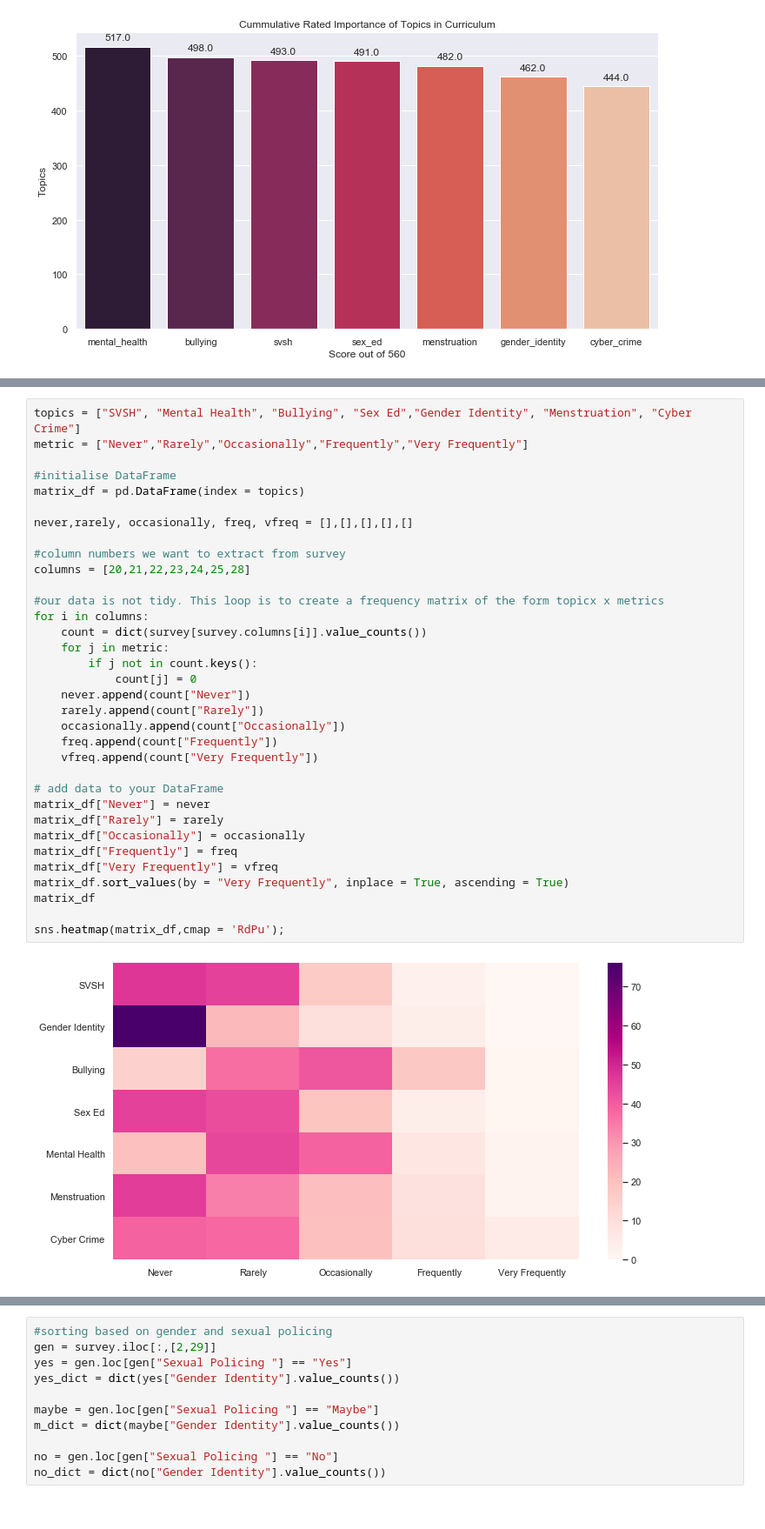
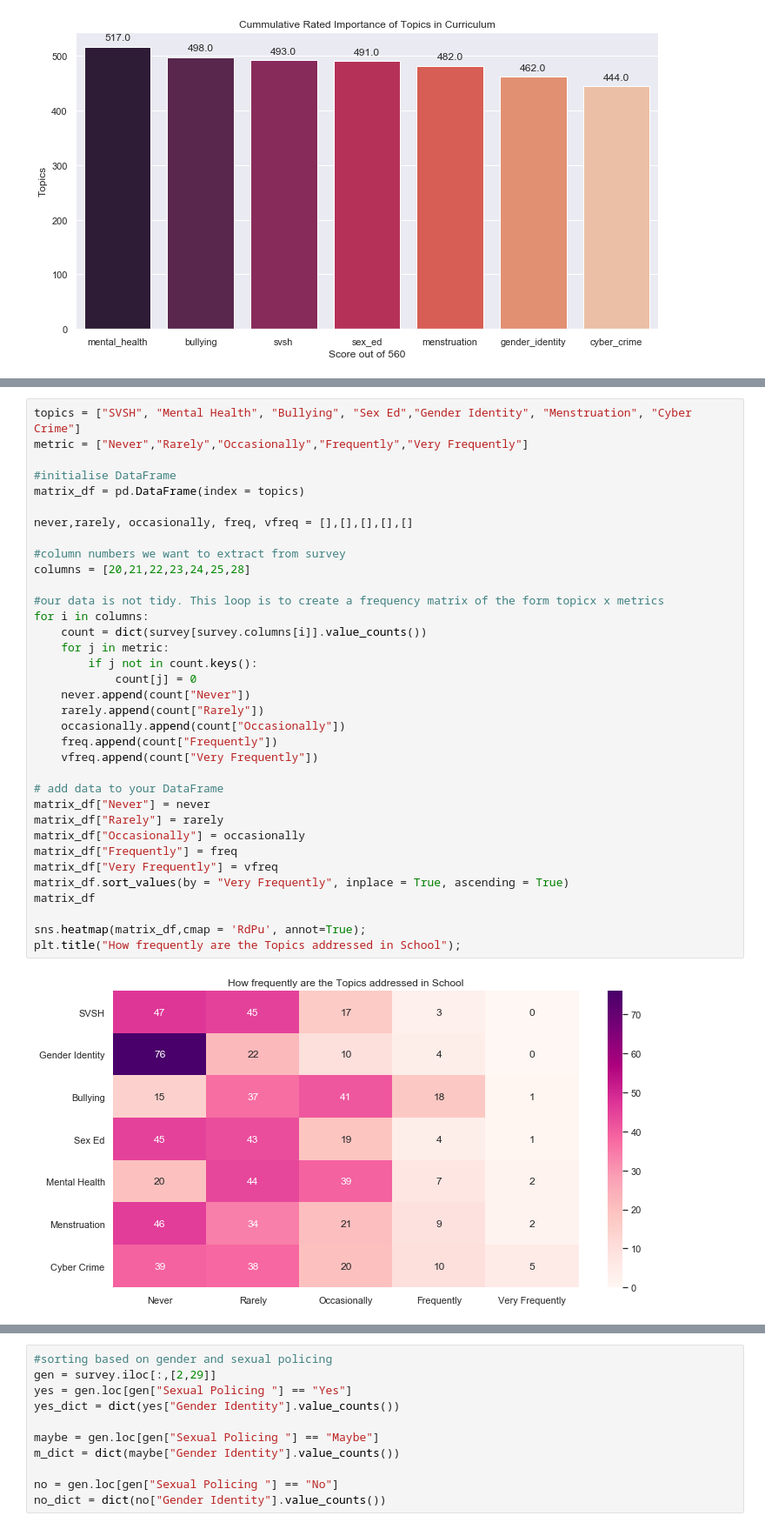
Before and after one commit to anusha0712/Sex-Ed-Survey, a Jupyter notebook: Education Survey.ipynb, the cells around one changed output, grey strips where cells are left out. Shown: that part at 87% size. Cells and saved outputs as stored; diff of their text form.

```diff
--- a/Education Survey.ipynb
+++ b/Education Survey.ipynb
@@ -175,32 +235,33 @@ metric = ["Never","Rarely","Occasionally","Frequently","Very Frequently"]
 #initialise DataFrame
 matrix_df = pd.DataFrame(index = topics)
 
 never,rarely, occasionally, freq, vfreq = [],[],[],[],[]
 
 #column numbers we want to extract from survey
 columns = [20,21,22,23,24,25,28]
 
 #our data is not tidy. This loop is to create a frequency matrix of the form topicx x metrics
 for i in columns:
     count = dict(survey[survey.columns[i]].value_counts())
     for j in metric:
         if j not in count.keys():
             count[j] = 0
     never.append(count["Never"])
     rarely.append(count["Rarely"])
     occasionally.append(count["Occasionally"])
     freq.append(count["Frequently"])
     vfreq.append(count["Very Frequently"])
 
 # add data to your DataFrame
 matrix_df["Never"] = never
 matrix_df["Rarely"] = rarely
 matrix_df["Occasionally"] = occasionally
 matrix_df["Frequently"] = freq
 matrix_df["Very Frequently"] = vfreq
 matrix_df.sort_values(by = "Very Frequently", inplace = True, ascending = True)
 matrix_df
 
-sns.heatmap(matrix_df,cmap = 'RdPu');
+sns.heatmap(matrix_df,cmap = 'RdPu', annot=True);
+plt.title("How frequently are the Topics addressed in School");
 # %% [output]
-[figure, old version]
+[figure, new version]
```
Also changed, not shown: parts of 50 cells of this notebook.
